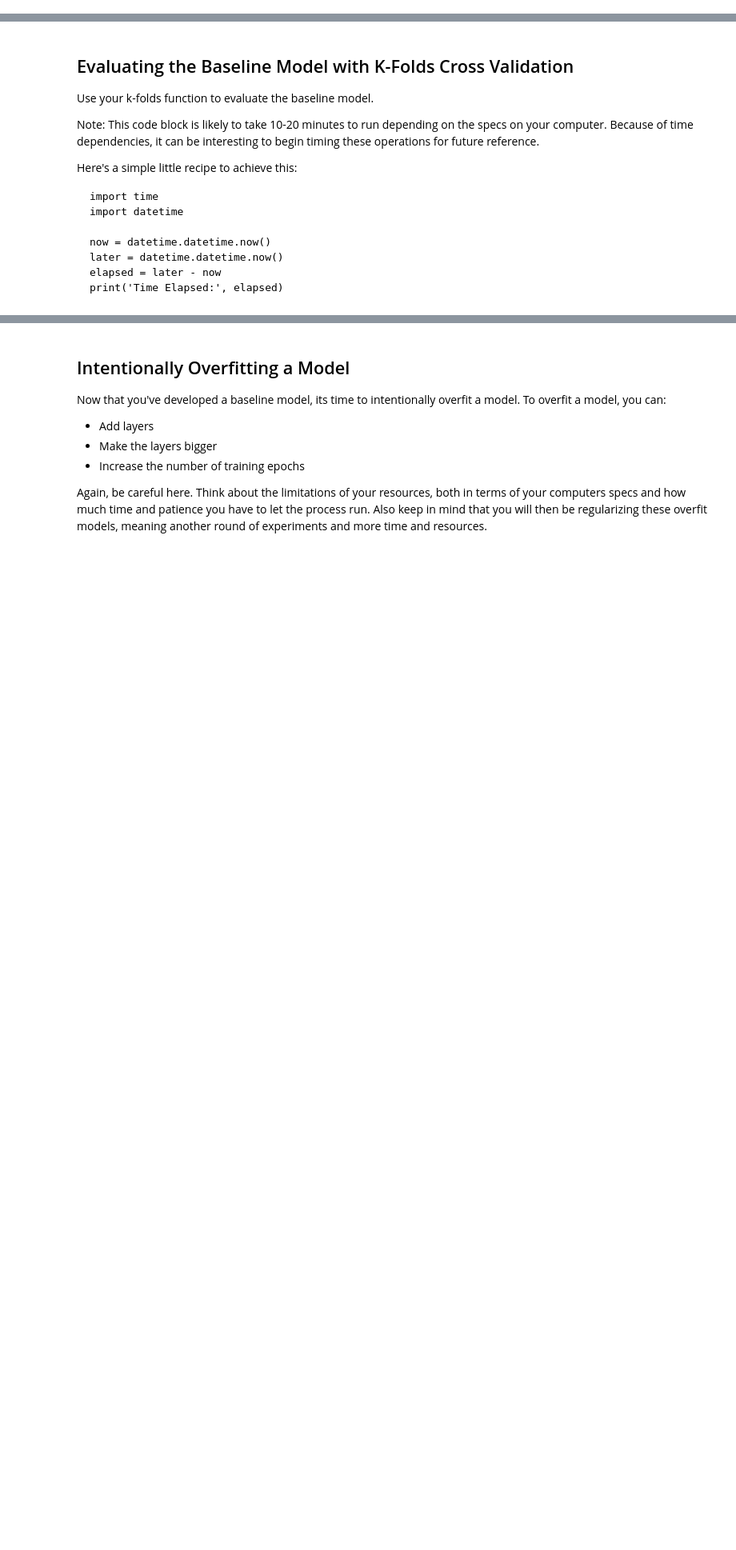
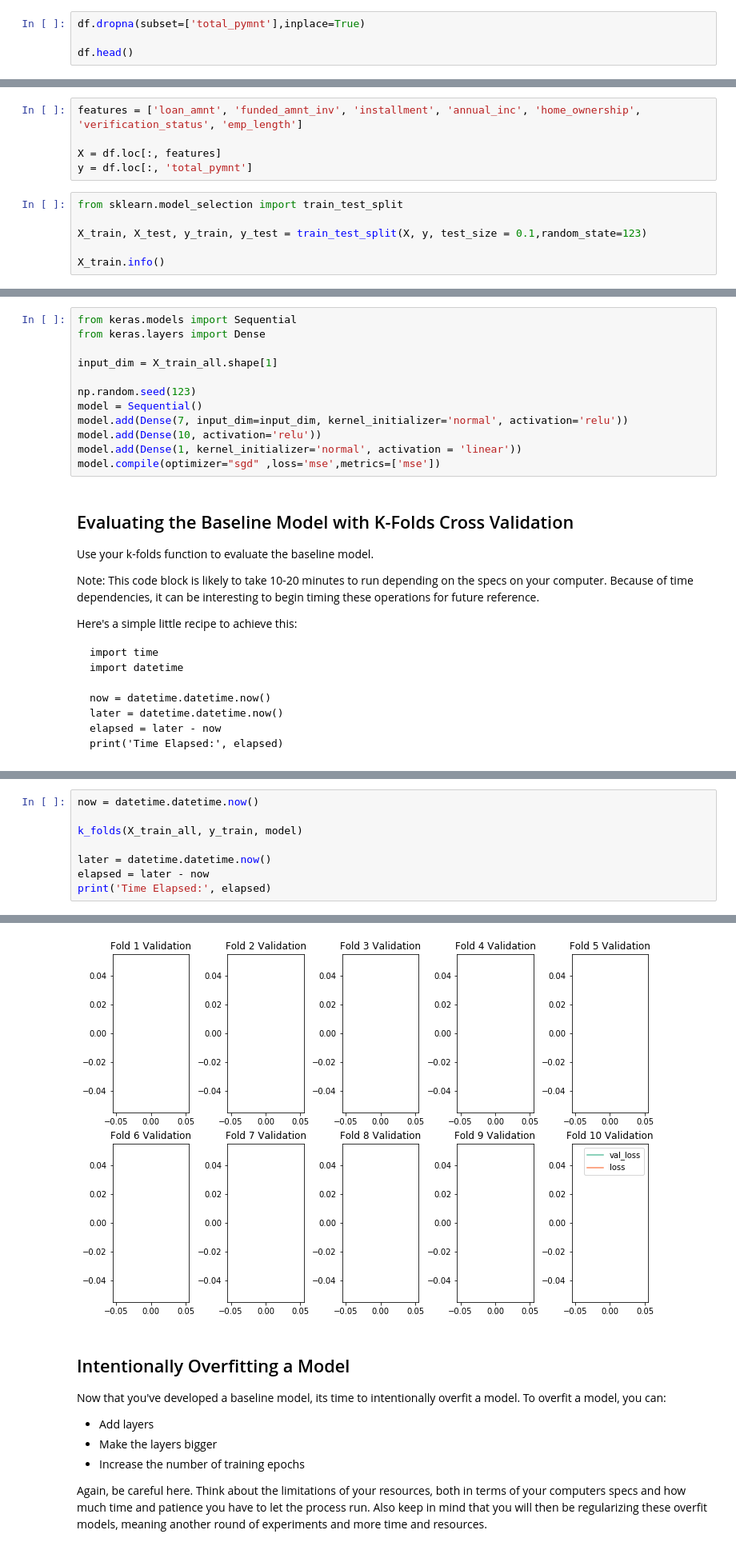
Before and after one commit to nikolholicka/curriculum, a Jupyter notebook: mod6/section46/dsc-tuning-neural-networks-from-start-to-finish-lab-online-ds-pt-041519/index.ipynb, the cells around one changed output, grey strips where cells are left out. Shown: that part at 80% size. Saved outputs shown, nothing was run; the diff lists cells and outputs as text; blank space fills up the shorter version.

```diff
--- a/mod6/section46/dsc-tuning-neural-networks-from-start-to-finish-lab-online-ds-pt-041519/index.ipynb
+++ b/mod6/section46/dsc-tuning-neural-networks-from-start-to-finish-lab-online-ds-pt-041519/index.ipynb
@@ -53,0 +44,4 @@ df.head()
+# %%
+df.dropna(subset=['total_pymnt'],inplace=True)
+
+df.head()
@@ -70,0 +71,11 @@
+# %%
+features = ['loan_amnt', 'funded_amnt_inv', 'installment', 'annual_inc', 'home_ownership', 'verification_status', 'emp_length']
+
+X = df.loc[:, features]
+y = df.loc[:, 'total_pymnt']
+# %%
+from sklearn.model_selection import train_test_split
+
+X_train, X_test, y_train, y_test = train_test_split(X, y, test_size = 0.1,random_state=123)
+
+X_train.info()
@@ -103,3 +278,15 @@ Here, it is also important to define your evaluation metric that you will look t
+# %%
+from keras.models import Sequential
+from keras.layers import Dense
+
+input_dim = X_train_all.shape[1]
+
+np.random.seed(123)
+model = Sequential()
+model.add(Dense(7, input_dim=input_dim, kernel_initializer='normal', activation='relu'))
+model.add(Dense(10, activation='relu'))
+model.add(Dense(1, kernel_initializer='normal', activation = 'linear'))
+model.compile(optimizer="sgd" ,loss='mse',metrics=['mse'])
 # %% [markdown]
 ## Evaluating the Baseline Model with K-Folds Cross Validation
 
@@ -123,0 +318,9 @@ print('Time Elapsed:', elapsed)
+# %%
+now = datetime.datetime.now()
+
+k_folds(X_train_all, y_train, model)
+
+later = datetime.datetime.now()
+elapsed = later - now
+print('Time Elapsed:', elapsed)
+# %% [output]
@@ -124,3 +340,4 @@ print('Time Elapsed:', elapsed)
+[figure, added]
 # %% [markdown]
 ## Intentionally Overfitting a Model
 
```
Also changed, not shown: parts of 14 cells of this notebook.
